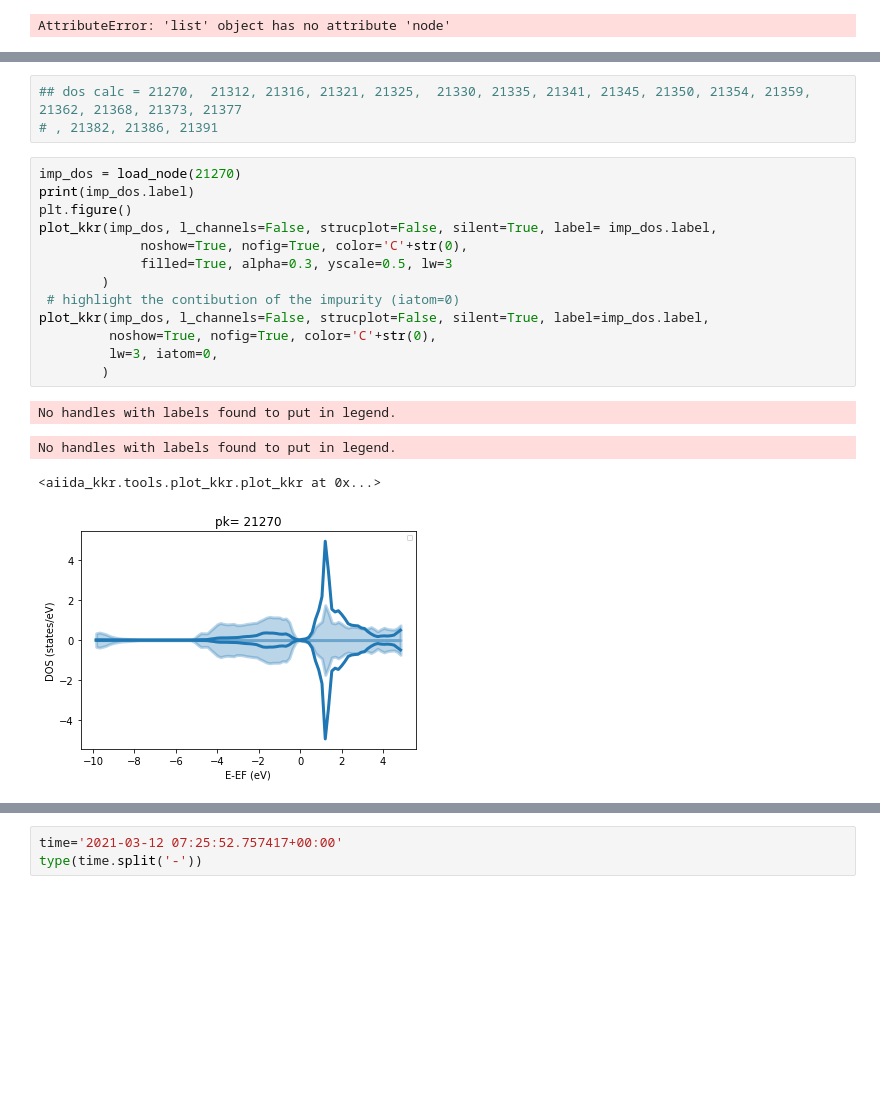
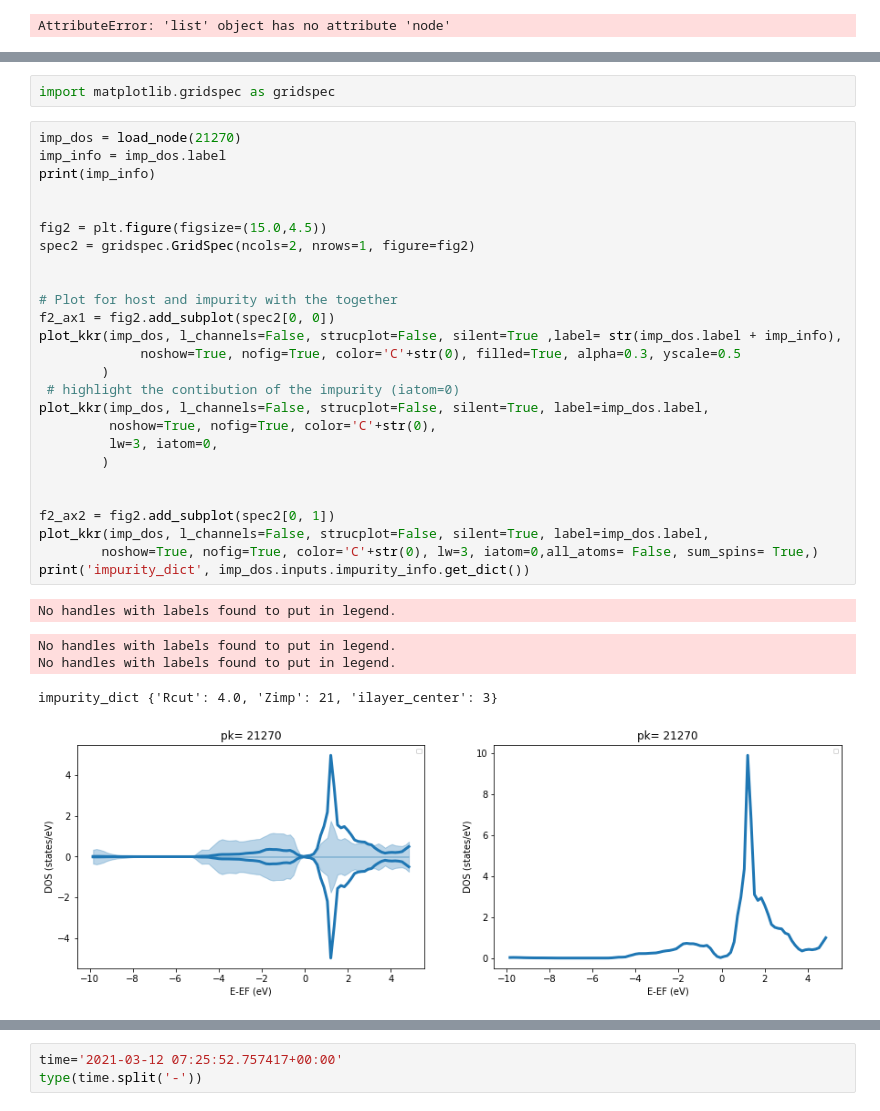
Before and after one commit to RubelMozumder/aiida_daily_work, a Jupyter notebook: Daily_Work_bin/Final_dope_3d_4d_Bi2_Te3.ipynb, the cells around one changed output, grey strips where cells are left out. Drawn from its saved outputs; the diff is of its cells as text; blank space fills up the shorter version.

```diff
--- a/Daily_Work_bin/Final_dope_3d_4d_Bi2_Te3.ipynb
+++ b/Daily_Work_bin/Final_dope_3d_4d_Bi2_Te3.ipynb
@@ -483,23 +509,36 @@ plt.show()
-# %%
-## dos calc = 21270,  21312, 21316, 21321, 21325,  21330, 21335, 21341, 21345, 21350, 21354, 21359, 21362, 21368, 21373, 21377
-# , 21382, 21386, 21391
+# %%
+import matplotlib.gridspec as gridspec
 # %%
 imp_dos = load_node(21270)
-print(imp_dos.label)
-plt.figure()
-plot_kkr(imp_dos, l_channels=False, strucplot=False, silent=True, label= imp_dos.label,
-             noshow=True, nofig=True, color='C'+str(0),
-             filled=True, alpha=0.3, yscale=0.5, lw=3
+imp_info = imp_dos.label
+print(imp_info)
+
+
+fig2 = plt.figure(figsize=(15.0,4.5))
+spec2 = gridspec.GridSpec(ncols=2, nrows=1, figure=fig2)
+
+
+# Plot for host and impurity with the together
+f2_ax1 = fig2.add_subplot(spec2[0, 0])
+plot_kkr(imp_dos, l_channels=False, strucplot=False, silent=True ,label= str(imp_dos.label + imp_info),
+             noshow=True, nofig=True, color='C'+str(0), filled=True, alpha=0.3, yscale=0.5
         )
  # highlight the contibution of the impurity (iatom=0)
 plot_kkr(imp_dos, l_channels=False, strucplot=False, silent=True, label=imp_dos.label,
          noshow=True, nofig=True, color='C'+str(0),
          lw=3, iatom=0,
         )
+
+
+f2_ax2 = fig2.add_subplot(spec2[0, 1])
+plot_kkr(imp_dos, l_channels=False, strucplot=False, silent=True, label=imp_dos.label,
+        noshow=True, nofig=True, color='C'+str(0), lw=3, iatom=0,all_atoms= False, sum_spins= True,)
+print('impurity_dict', imp_dos.inputs.impurity_info.get_dict())
 # %% [output]
 No handles with labels found to put in legend.
 No handles with labels found to put in legend.
+No handles with labels found to put in legend.
-<aiida_kkr.tools.plot_kkr.plot_kkr at 0x...>
+impurity_dict {'Rcut': 4.0, 'Zimp': 21, 'ilayer_center': 3}
-[figure, old version]
+[figure, new version]
 # %%
  plot_kkr(imp_dos, l_channels=False, strucplot=False, silent=True, label=imp_dos.label,
```
Also changed, not shown: parts of 10 cells of this notebook, 4 other files.
